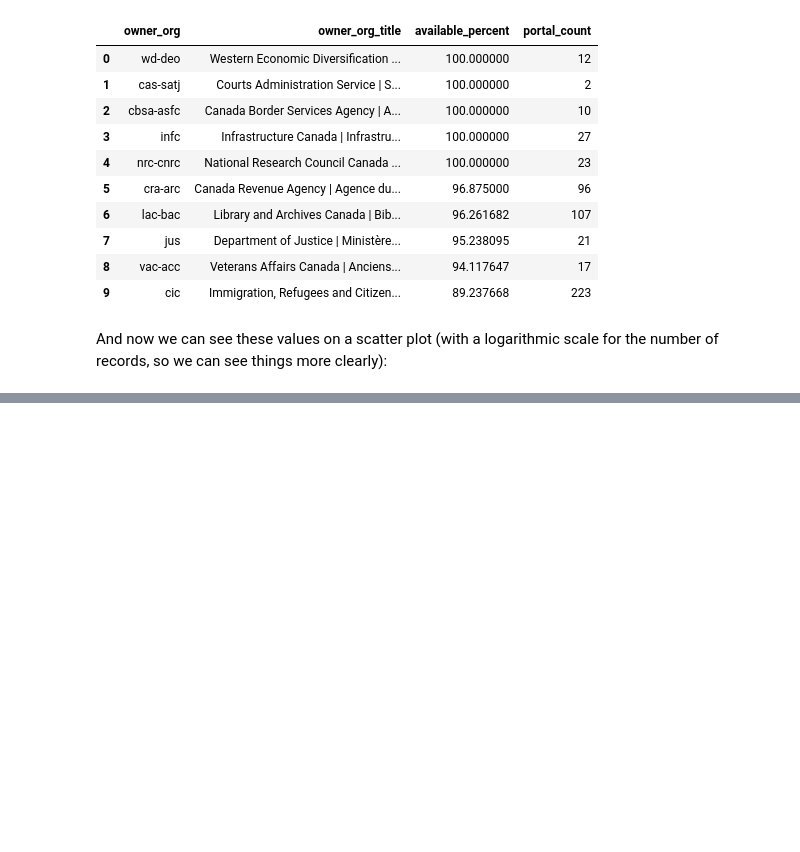
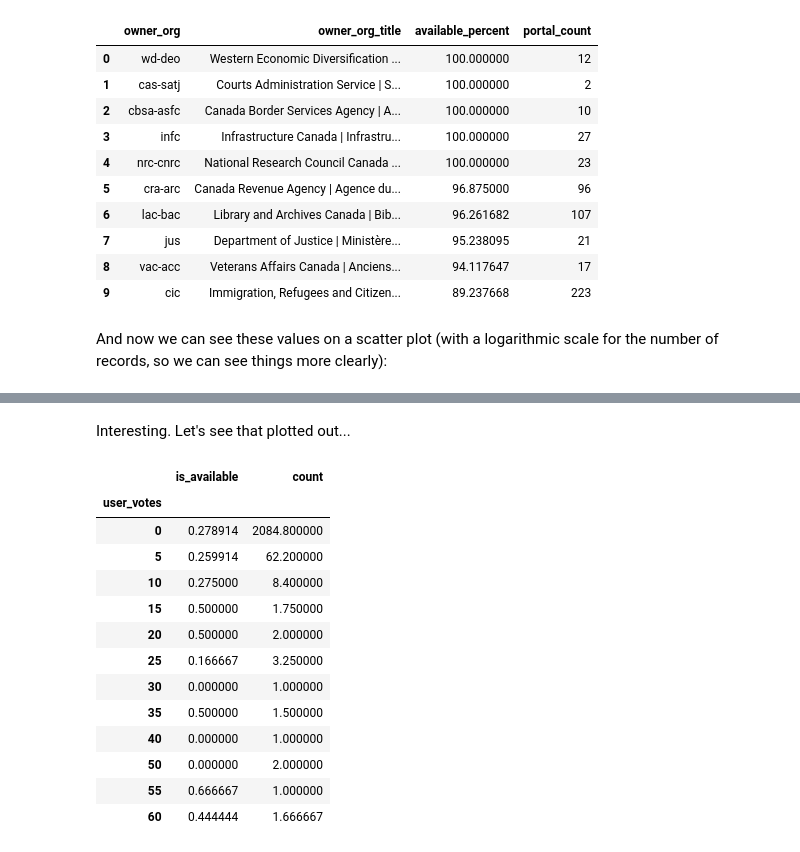
Before and after one commit to hexaguin/Open-Data-Inventory-Stats, a Jupyter notebook: Open_Data_Stats_Visualization.ipynb, the cells around one changed output, grey strips where cells are left out. Drawn from its saved outputs; the diff is of its cells as text; code cells hidden in the pictures; blank space fills up the shorter version.

```diff
--- a/Open_Data_Stats_Visualization.ipynb
+++ b/Open_Data_Stats_Visualization.ipynb
@@ -195,0 +251,22 @@ py.iplot(availability_by_portals_fig, filename='org_availability_by_quantity')
+# %% [markdown]
+Interesting. Let's see that plotted out...
+# %%
+availability_by_votes_binned = availability_by_votes.copy().reset_index()
+availability_by_votes_binned['user_votes'] = (availability_by_votes_binned['user_votes']//5)*5
+availability_by_votes_binned = availability_by_votes_binned.groupby('user_votes').mean()
+availability_by_votes_binned
+# %% [output]
+|  | is_available | count |
+| user_votes |  |  |
+| 0 | 0.278914 | 2084.800000 |
+| 5 | 0.259914 | 62.200000 |
+| 10 | 0.275000 | 8.400000 |
+| 15 | 0.500000 | 1.750000 |
+| 20 | 0.500000 | 2.000000 |
+| 25 | 0.166667 | 3.250000 |
+| 30 | 0.000000 | 1.000000 |
+| 35 | 0.500000 | 1.500000 |
+| 40 | 0.000000 | 1.000000 |
+| 50 | 0.000000 | 2.000000 |
+| 55 | 0.666667 | 1.000000 |
+| 60 | 0.444444 | 1.666667 |
```
Also changed, not shown: parts of 6 cells of this notebook.
